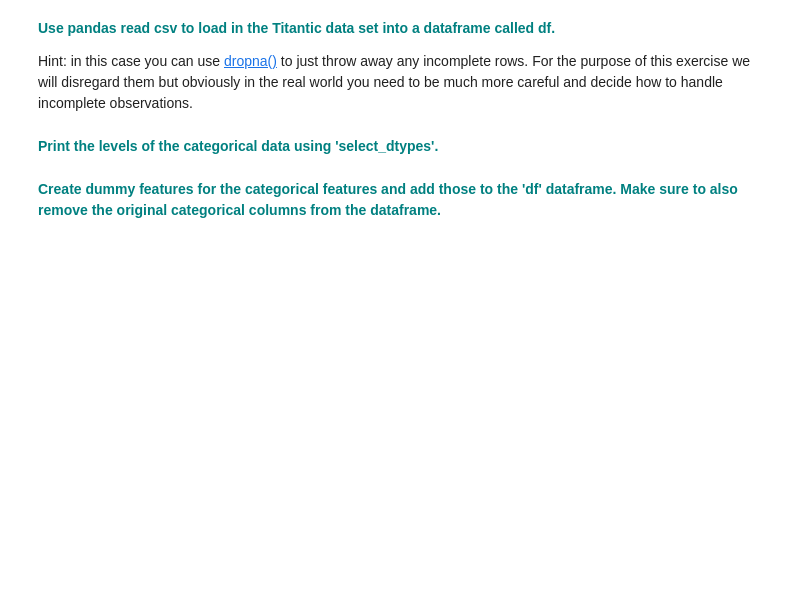
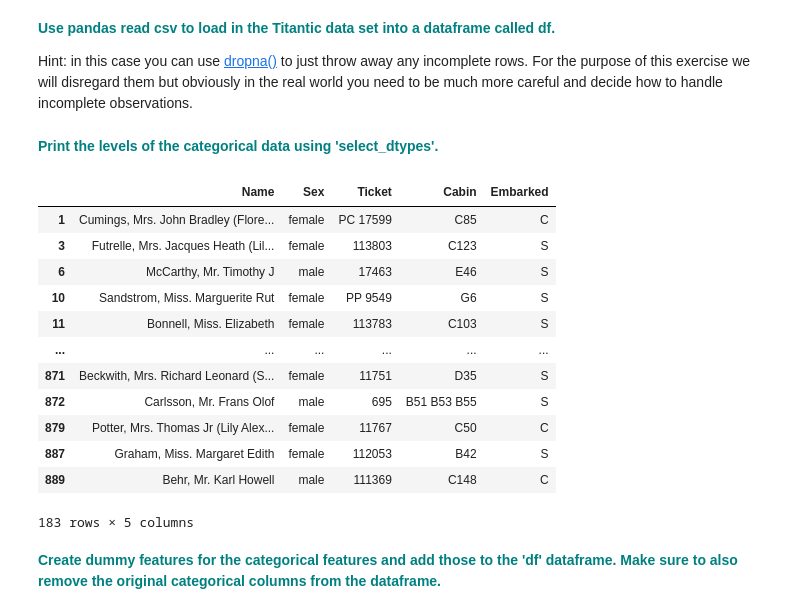
Before and after one commit to airenare/Springboard, a Jupyter notebook: Unit 14.5 - Gradient Boosting Case Study/Gradient Boosting Case Study.ipynb, the cells around one changed output. Cells and saved outputs as stored; diff of their text form; code cells hidden in the pictures; blank space fills up the shorter version.

```diff
--- a/Unit 14.5 - Gradient Boosting Case Study/Gradient Boosting Case Study.ipynb
+++ b/Unit 14.5 - Gradient Boosting Case Study/Gradient Boosting Case Study.ipynb
@@ -127,8 +112,26 @@ Now that you have solid understanding of Gradient Boosting in the regression sce
 **<font color='teal'>Use pandas read csv to load in the Titantic data set into a dataframe called df.</font>**
 
 Hint: in this case you can use [dropna()](https://pandas.pydata.org/pandas-docs/stable/reference/api/pandas.DataFrame.dropna.html) to just throw away any incomplete rows. For the purpose of this exercise we will disregard them but obviously in the real world you need to be much more careful and decide how to handle incomplete observations.
+# %%
+dfo = pd.read_csv('titanic.csv').dropna()
 # %% [markdown]
 **<font color='teal'>Print the levels of the categorical data using 'select_dtypes'. </font>**
+# %%
+dfo.select_dtypes(include=['object'])
+# %% [output]
+|  | Name | Sex | Ticket | Cabin | Embarked |
+| 1 | Cumings, Mrs. John Bradley (Flore... | female | PC 17599 | C85 | C |
+| 3 | Futrelle, Mrs. Jacques Heath (Lil... | female | 113803 | C123 | S |
+| 6 | McCarthy, Mr. Timothy J | male | 17463 | E46 | S |
+| 10 | Sandstrom, Miss. Marguerite Rut | female | PP 9549 | G6 | S |
+| 11 | Bonnell, Miss. Elizabeth | female | 113783 | C103 | S |
+| ... | ... | ... | ... | ... | ... |
+| 871 | Beckwith, Mrs. Richard Leonard (S... | female | 11751 | D35 | S |
+| 872 | Carlsson, Mr. Frans Olof | male | 695 | B51 B53 B55 | S |
+| 879 | Potter, Mrs. Thomas Jr (Lily Alex... | female | 11767 | C50 | C |
+| 887 | Graham, Miss. Margaret Edith | female | 112053 | B42 | S |
+| 889 | Behr, Mr. Karl Howell | male | 111369 | C148 | C |
+183 rows × 5 columns
 # %% [markdown]
 **<font color='teal'>Create dummy features for the categorical features and add those to the 'df' dataframe. Make sure to also remove the original categorical columns from the dataframe.</font>**
 # %%
```
Also changed, not shown: parts of 13 cells of this notebook.
